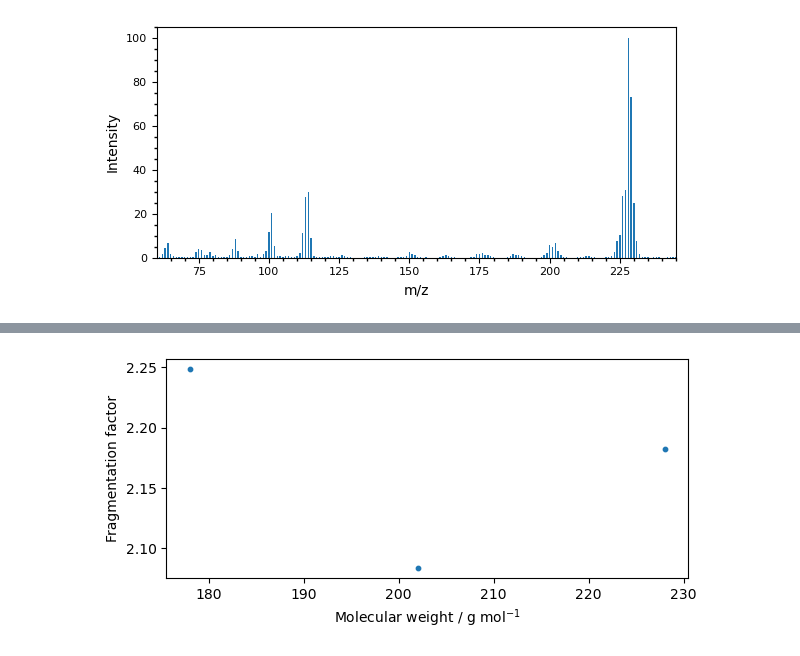
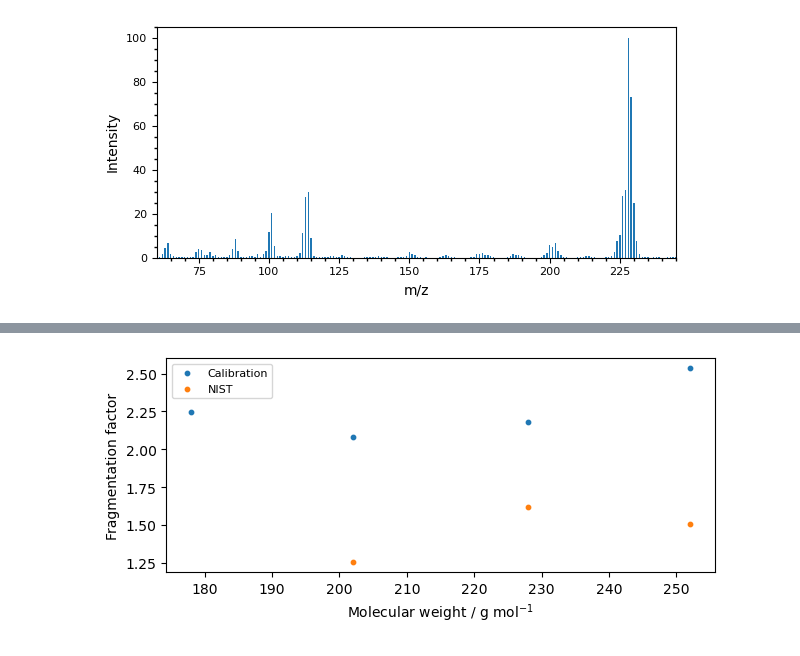
Before and after one commit to Normann25/NFA_project, a Jupyter notebook: cal.ipynb, the cells around one changed output, grey strips where cells are left out. Drawn from its saved outputs; the diff is of its cells as text; code cells hidden in the pictures.

```diff
--- a/cal.ipynb
+++ b/cal.ipynb
@@ -14,13 +14,14 @@ parent_path = '../../../' # How many folders do you have to go back before you a
 path = 'L:/PG-Nanoteknologi/PROJEKTER/EPA-asfaltprojekt/On-line PAH Projekt KU/ACSM/Calibration/'
 
 MS = read_data(path, parent_path)
-# display(MS)
+FF_NIST = pd.read_csv('FF_NIST.csv', index_col = 0)
 
-MWs = [178, 202, 228]
-PAH = ['Phenanthrene', 'Pyrene', 'Benz[a]anthracene']
+MWs = [178, 202, 228, 252]
+PAH = ['Phenanthrene', 'Pyrene', 'Benz[a]anthracene', 'Benzo[b]fluoranthene']
 
 sums = Fracmentation_factor(PAH, MS, MWs)
 display(sums)
+display(FF_NIST)
 # %% [output]
 |  | Molecular weight | Full sum | MI | FF | MI fraction |
 | Species |  |  |  |  |  |
@@ -65,11 +110,20 @@ plt.show()
+# %%
+MW_isomer = []
+FF_isomer = []
+for i in FF_NIST.index:
+    if i in sums.index:
+        MW_isomer.append(FF_NIST['Molecular weight'][i])
+        FF_isomer.append(FF_NIST['FF v3'][i])
 # %%
 fig, ax = plt.subplots(figsize = (6.3, 3))
 
-ax.scatter(sums['Molecular weight'], sums['FF'], s = 10)
+ax.scatter(sums['Molecular weight'], sums['FF'], s = 10, label = 'Calibration')
+ax.scatter(MW_isomer, FF_isomer, s = 10, label = 'NIST')
+ax.legend(fontsize = 8)
 ax.set(xlabel = 'Molecular weight / g mol$^{-1}$', ylabel = 'Fragmentation factor')
 
 fig.tight_layout()
-fig.savefig('Calibration/FF_calibration.png', dpi = 600)
+fig.savefig('Calibration/FF_isomers.png', dpi = 600)
 plt.show()
 # %% [output]
-[figure, old version]
+[figure, new version]
```
Also changed, not shown: parts of 3 cells of this notebook, 5 other files.
